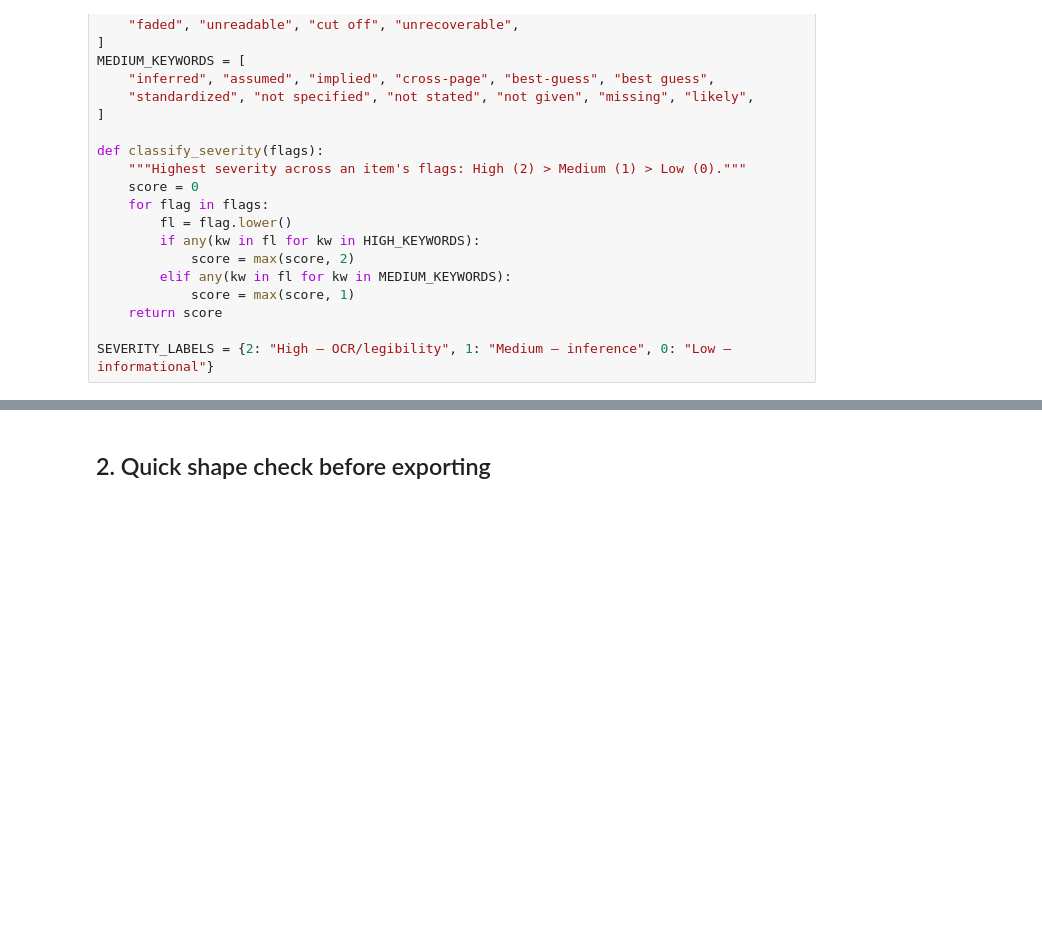
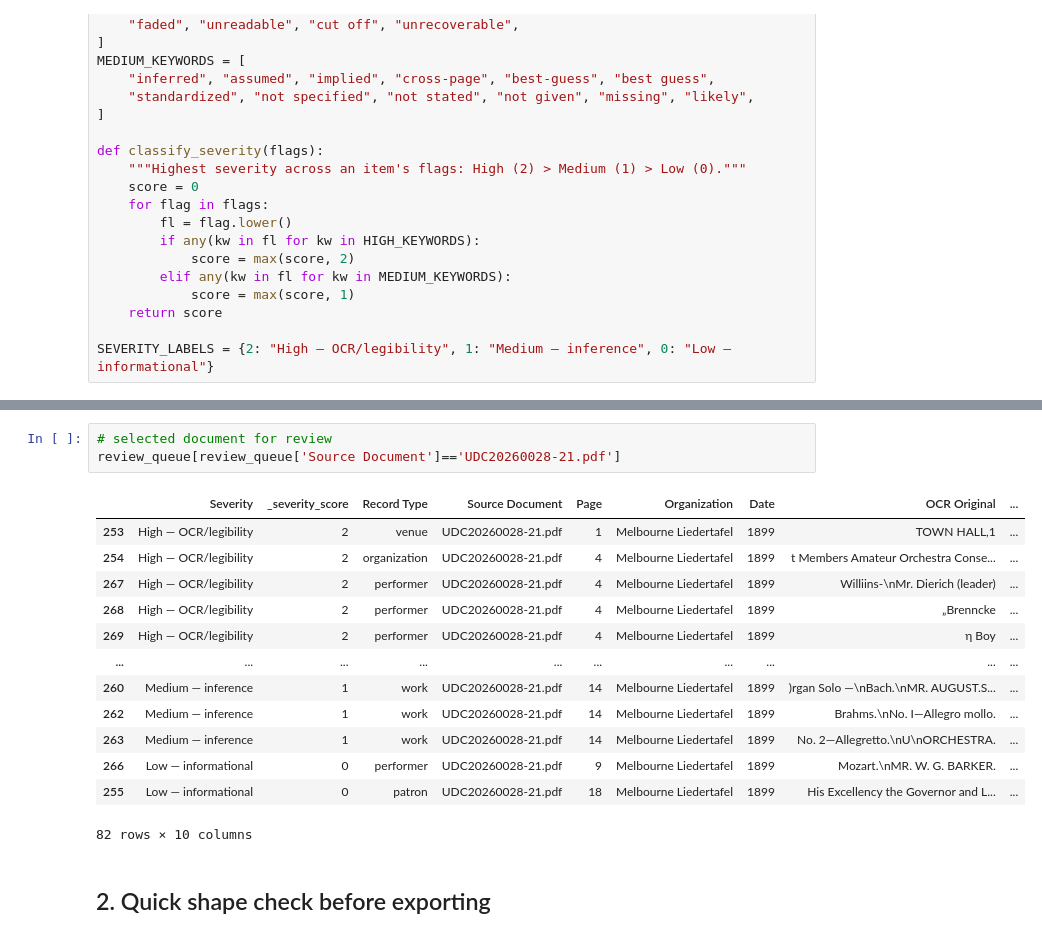
Before and after one commit to RichardFreedman/Summer2026, a Jupyter notebook: Melbourne_Rare_Concert/RareBooks_ReviewFlags.ipynb, the cells around one changed output, grey strips where cells are left out. Drawn from its saved outputs; the diff is of its cells as text; blank space fills up the shorter version.

```diff
--- a/Melbourne_Rare_Concert/RareBooks_ReviewFlags.ipynb
+++ b/Melbourne_Rare_Concert/RareBooks_ReviewFlags.ipynb
@@ -114,6 +130,23 @@ review_queue.drop(columns="_severity_score").head(15)
 | 53 | High — OCR/legibility | date | UDC20260028-11.pdf | 16 | Melbourne Liedertafel | 1893 | MONDAY pVENINQ\n2JTH ^ARCH, 1893. | date_text: MONDAY pVENINQ 2JTH ^A... | ... |
 | 15 | High — OCR/legibility | venue | UDC20260028-13.pdf | 3 | Melbourne Liedertafel | 1889 | TOWN JALL, MELBOURNE | place: TOWN JALL, MELBOURNE | ... |
 | 32 | High — OCR/legibility | performer | UDC20260028-13.pdf | 4 | Melbourne Liedertafel | 1889 | Piss Florence FRenk-FReyer | name: Piss Florence FRenk-FReyer | ... |
+# %%
+# selected document for review
+review_queue[review_queue['Source Document']=='UDC20260028-21.pdf']
+# %% [output]
+|  | Severity | _severity_score | Record Type | Source Document | Page | Organization | Date | OCR Original | ... |
+| 253 | High — OCR/legibility | 2 | venue | UDC20260028-21.pdf | 1 | Melbourne Liedertafel | 1899 | TOWN HALL,1 | ... |
+| 254 | High — OCR/legibility | 2 | organization | UDC20260028-21.pdf | 4 | Melbourne Liedertafel | 1899 | t Members Amateur Orchestra Conse... | ... |
+| 267 | High — OCR/legibility | 2 | performer | UDC20260028-21.pdf | 4 | Melbourne Liedertafel | 1899 | Williins-\nMr. Dierich (leader) | ... |
+| 268 | High — OCR/legibility | 2 | performer | UDC20260028-21.pdf | 4 | Melbourne Liedertafel | 1899 | „Brenncke | ... |
+| 269 | High — OCR/legibility | 2 | performer | UDC20260028-21.pdf | 4 | Melbourne Liedertafel | 1899 | η Boy | ... |
+| ... | ... | ... | ... | ... | ... | ... | ... | ... | ... |
+| 260 | Medium — inference | 1 | work | UDC20260028-21.pdf | 14 | Melbourne Liedertafel | 1899 | )rgan Solo —\nBach.\nMR. AUGUST.S... | ... |
+| 262 | Medium — inference | 1 | work | UDC20260028-21.pdf | 14 | Melbourne Liedertafel | 1899 | Brahms.\nNo. I—Allegro mollo. | ... |
+| 263 | Medium — inference | 1 | work | UDC20260028-21.pdf | 14 | Melbourne Liedertafel | 1899 | No. 2—Allegretto.\nU\nORCHESTRA. | ... |
+| 266 | Low — informational | 0 | performer | UDC20260028-21.pdf | 9 | Melbourne Liedertafel | 1899 | Mozart.\nMR. W. G. BARKER. | ... |
+| 255 | Low — informational | 0 | patron | UDC20260028-21.pdf | 18 | Melbourne Liedertafel | 1899 | His Excellency the Governor and L... | ... |
+82 rows × 10 columns
 # %% [markdown]
 ## 2. Quick shape check before exporting
 # %%
```
Also changed, not shown: parts of 5 cells of this notebook, 5 other files.
